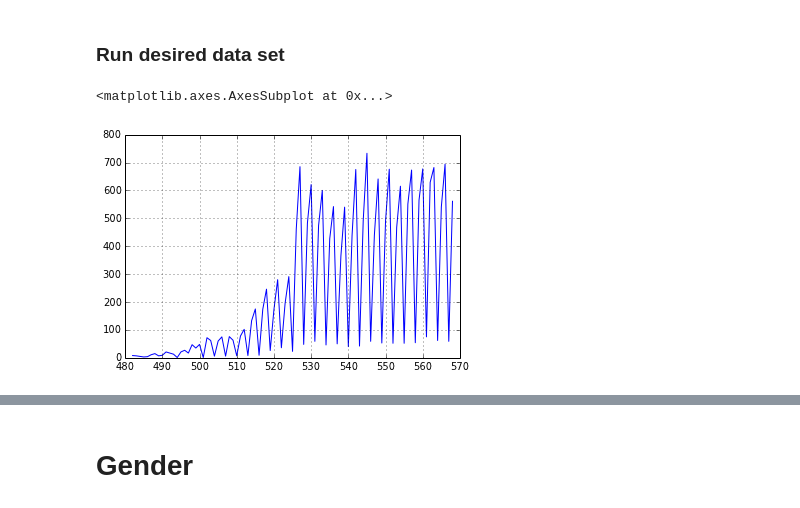
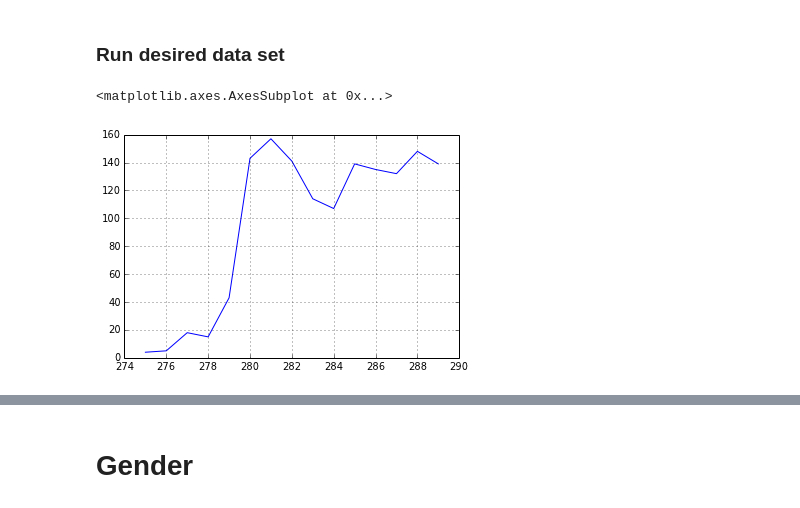
Before and after one commit to mkowshik/scaling-tribble, a Jupyter notebook: REBUILD DATA scripts/Final Scripts for Single Subject.ipynb, the cells around one changed output, grey strips where cells are left out. Drawn from its saved outputs; the diff is of its cells as text; code cells hidden in the pictures.

Commit message:
Finalized a single subject analysis for 140

```diff
--- a/REBUILD DATA scripts/Final Scripts for Single Subject.ipynb
+++ b/REBUILD DATA scripts/Final Scripts for Single Subject.ipynb
@@ -4,7 +4,6 @@ import pandas as pd
 import matplotlib.pyplot as plt
 from __future__ import division
 # %%
-path = '/Users/Manoj/Dropbox/Thesis/Data/REBUILD data/Subjects/PHYSICS.tab'
-data = pd.read_table(path)
-data.columns.values
+path = '/Users/Manoj/Dropbox/Thesis/Data/REBUILD data/Subjects/CHEM.tab'
+data = pd.read_table(path,sep = None)
 # %% [output]
@@ -23,14 +11,16 @@ array(['subject', 'catalognbr', 'termdescrshort', 'term', 'total_students',
+# %%
+number =     130
 # %% [markdown]
 ### Run desired data set
 # %%
-#All data
-Class = data.ix[data['catalognbr']== 140]
+Class = data.ix[data['catalognbr'] == number]
 
 #Enrollment
+
 Class['total_students'].plot()
 # %% [output]
 <matplotlib.axes.AxesSubplot at 0x...>
-[figure, old version]
+[figure, new version]
 # %%
 #Spring Only
 spring = data.ix[data['termdescrshort'].str.contains("SP")]
```
Also changed, not shown: parts of 5 cells of this notebook, 2 other files.
